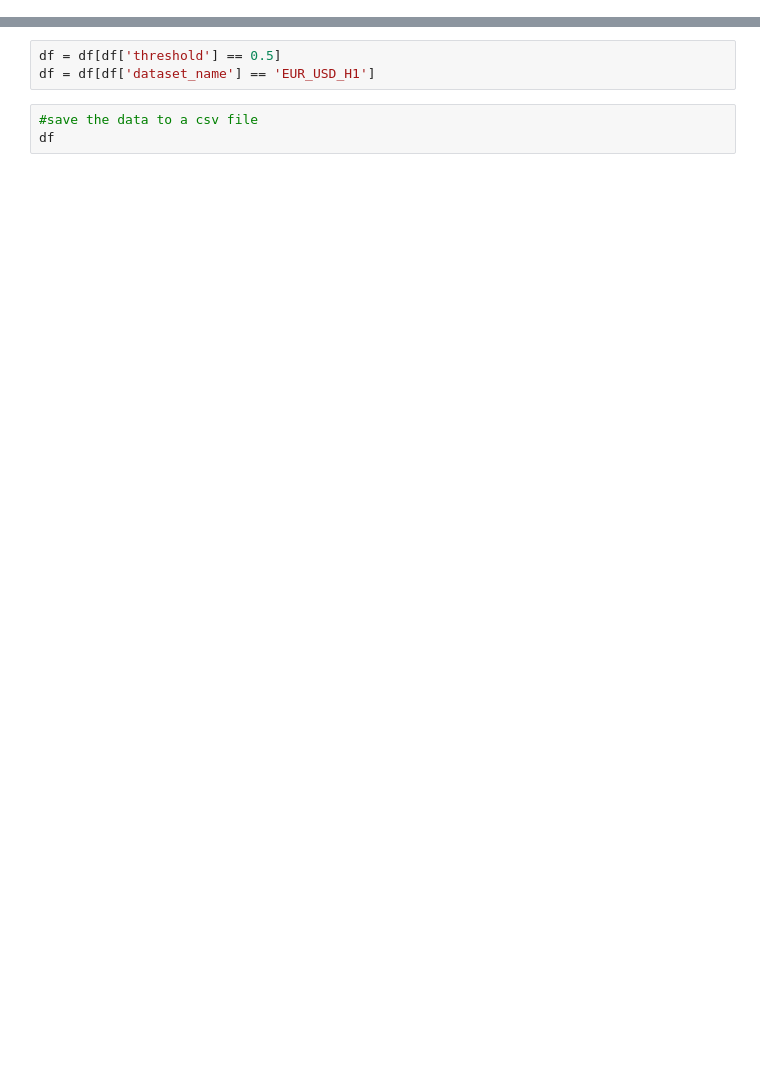
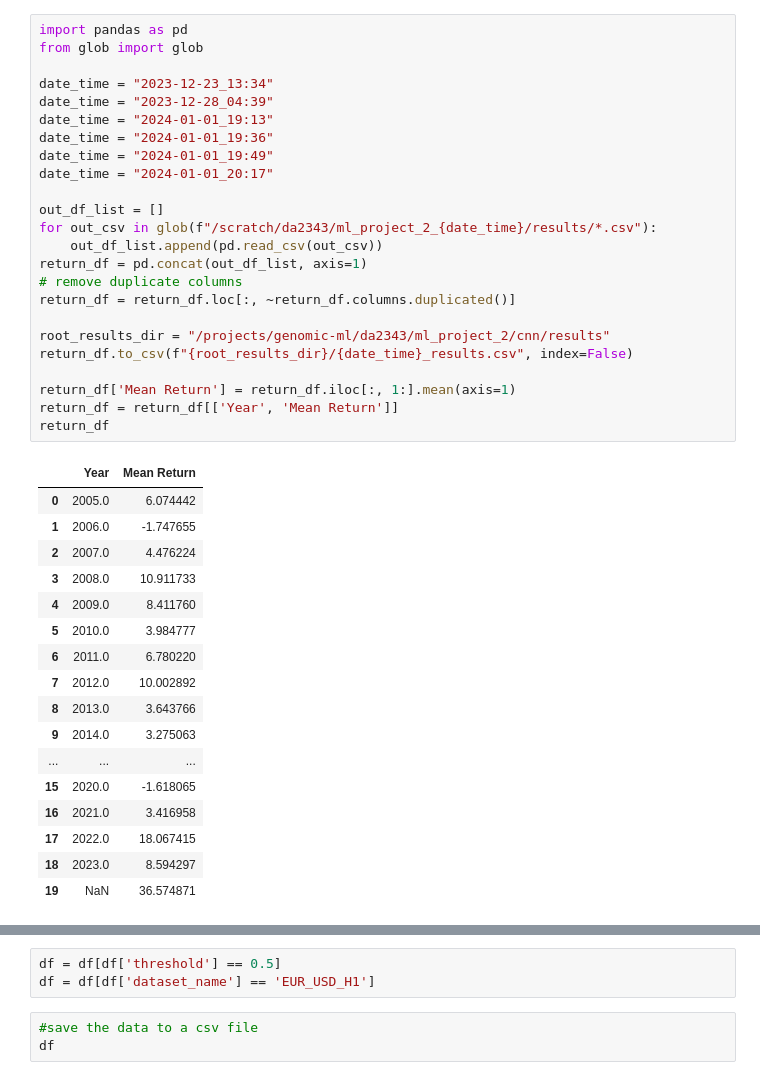
Before and after one commit to EngineerDanny/robust_algo_trader, a Jupyter notebook: cnn/results/analyze.ipynb, the cells around one changed output, grey strips where cells are left out. Saved outputs shown, nothing was run; the diff lists cells and outputs as text; blank space fills up the shorter version.

```diff
--- a/cnn/results/analyze.ipynb
+++ b/cnn/results/analyze.ipynb
@@ -0,0 +1,42 @@
+# %%
+import pandas as pd
+from glob import glob
+
+date_time = "2023-12-23_13:34"
+date_time = "2023-12-28_04:39"
+date_time = "2024-01-01_19:13"
+date_time = "2024-01-01_19:36"
+date_time = "2024-01-01_19:49"
+date_time = "2024-01-01_20:17"
+
+out_df_list = []
+for out_csv in glob(f"/scratch/da2343/ml_project_2_{date_time}/results/*.csv"):
+    out_df_list.append(pd.read_csv(out_csv))
+return_df = pd.concat(out_df_list, axis=1)
+# remove duplicate columns
+return_df = return_df.loc[:, ~return_df.columns.duplicated()]
+
+root_results_dir = "/projects/genomic-ml/da2343/ml_project_2/cnn/results"
+return_df.to_csv(f"{root_results_dir}/{date_time}_results.csv", index=False)
+
+return_df['Mean Return'] = return_df.iloc[:, 1:].mean(axis=1)
+return_df = return_df[['Year', 'Mean Return']]
+return_df
+# %% [output]
+|  | Year | Mean Return |
+| 0 | 2005.0 | 6.074442 |
+| 1 | 2006.0 | -1.747655 |
+| 2 | 2007.0 | 4.476224 |
+| 3 | 2008.0 | 10.911733 |
+| 4 | 2009.0 | 8.411760 |
+| 5 | 2010.0 | 3.984777 |
+| 6 | 2011.0 | 6.780220 |
+| 7 | 2012.0 | 10.002892 |
+| 8 | 2013.0 | 3.643766 |
+| 9 | 2014.0 | 3.275063 |
+| ... | ... | ... |
+| 15 | 2020.0 | -1.618065 |
+| 16 | 2021.0 | 3.416958 |
+| 17 | 2022.0 | 18.067415 |
+| 18 | 2023.0 | 8.594297 |
+| 19 | NaN | 36.574871 |
```
Also changed, not shown: parts of 3 cells of this notebook, 3 other files.
